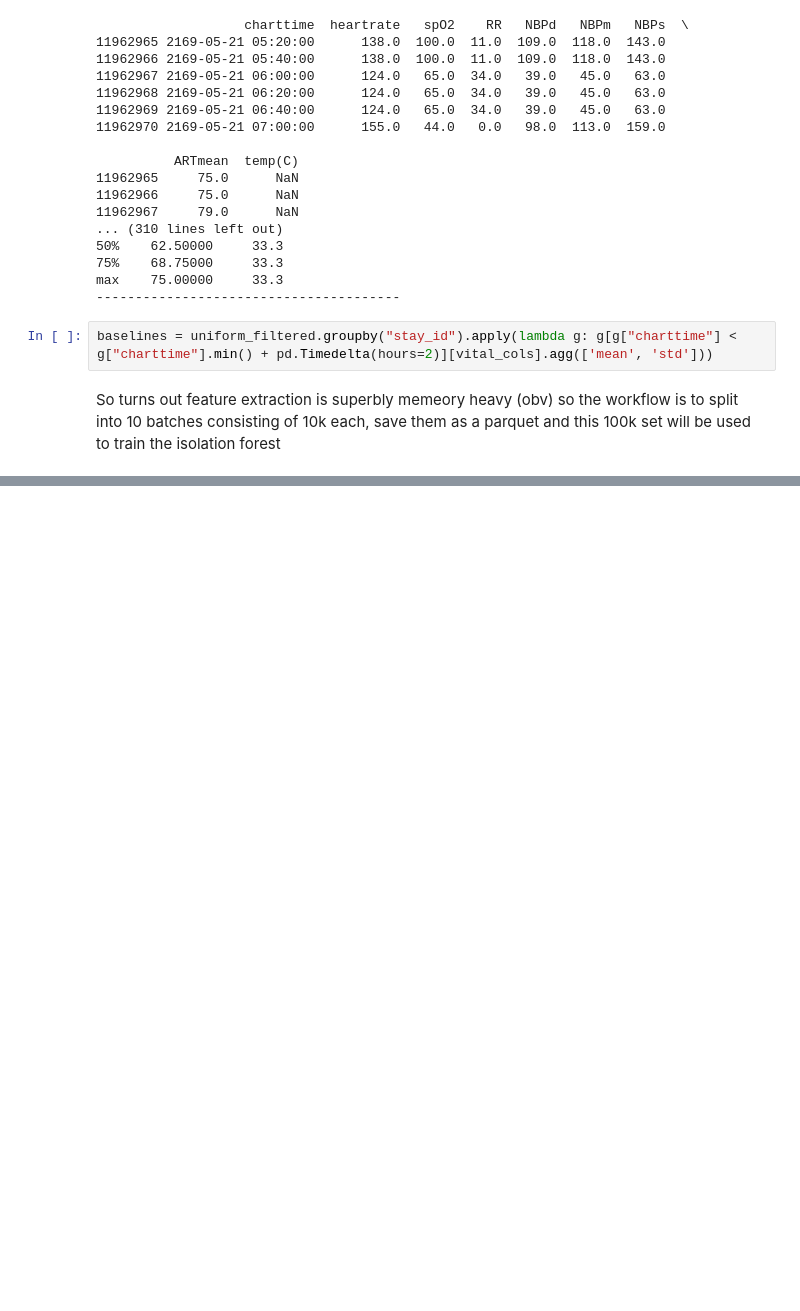
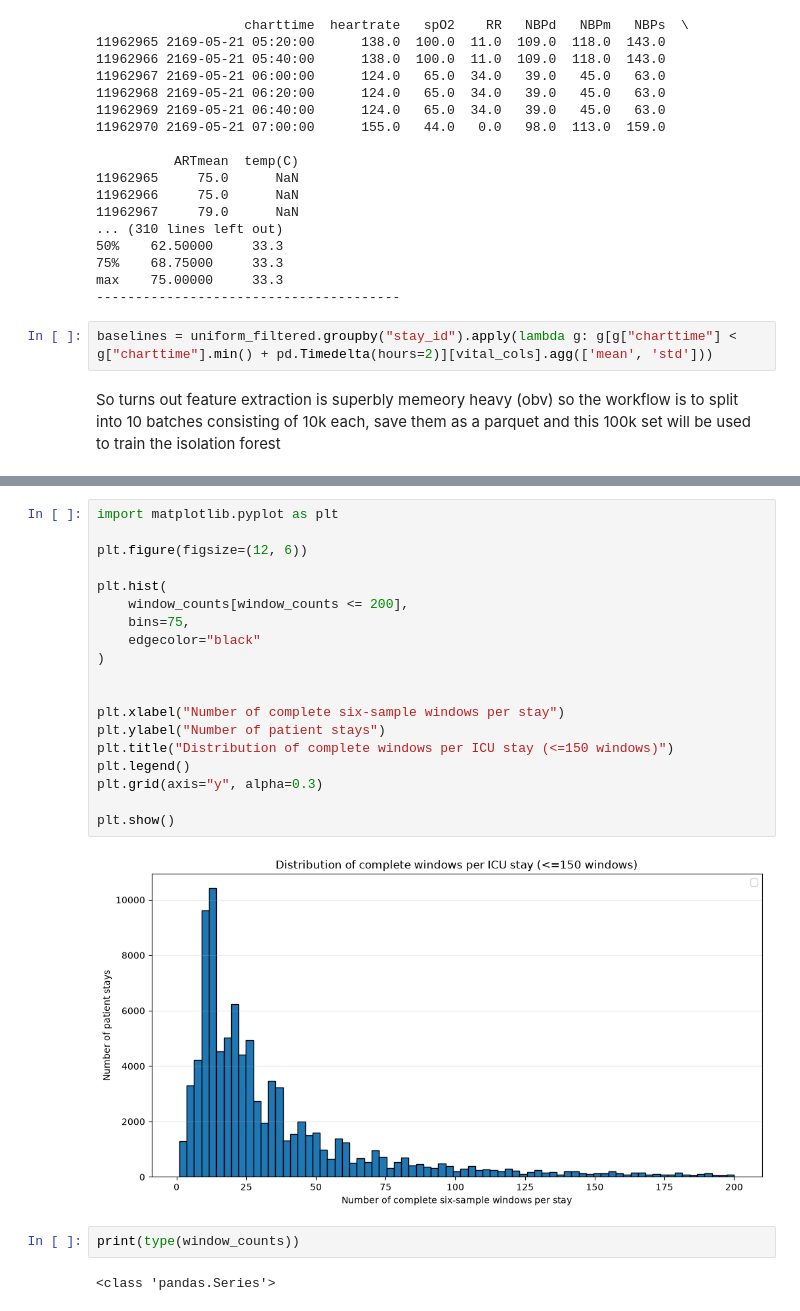
Before and after one commit to pranavv2707/ICU, a Jupyter notebook: notebooks/preprocessing.ipynb, the cells around one changed output, grey strips where cells are left out. Drawn from its saved outputs; the diff is of its cells as text; blank space fills up the shorter version.

```diff
--- a/notebooks/preprocessing.ipynb
+++ b/notebooks/preprocessing.ipynb
@@ -1084,0 +1245,25 @@ So turns out feature extraction is superbly memeory heavy (obv) so the workflow
+# %%
+import matplotlib.pyplot as plt
+
+plt.figure(figsize=(12, 6))
+
+plt.hist(
+    window_counts[window_counts <= 200],
+    bins=75,
+    edgecolor="black"
+)
+
+
+plt.xlabel("Number of complete six-sample windows per stay")
+plt.ylabel("Number of patient stays")
+plt.title("Distribution of complete windows per ICU stay (<=150 windows)")
+plt.legend()
+plt.grid(axis="y", alpha=0.3)
+
+plt.show()
+# %% [output]
+[figure, added]
+# %%
+print(type(window_counts))
+# %% [output]
+<class 'pandas.Series'>
```
Also changed, not shown: parts of 17 cells of this notebook.
